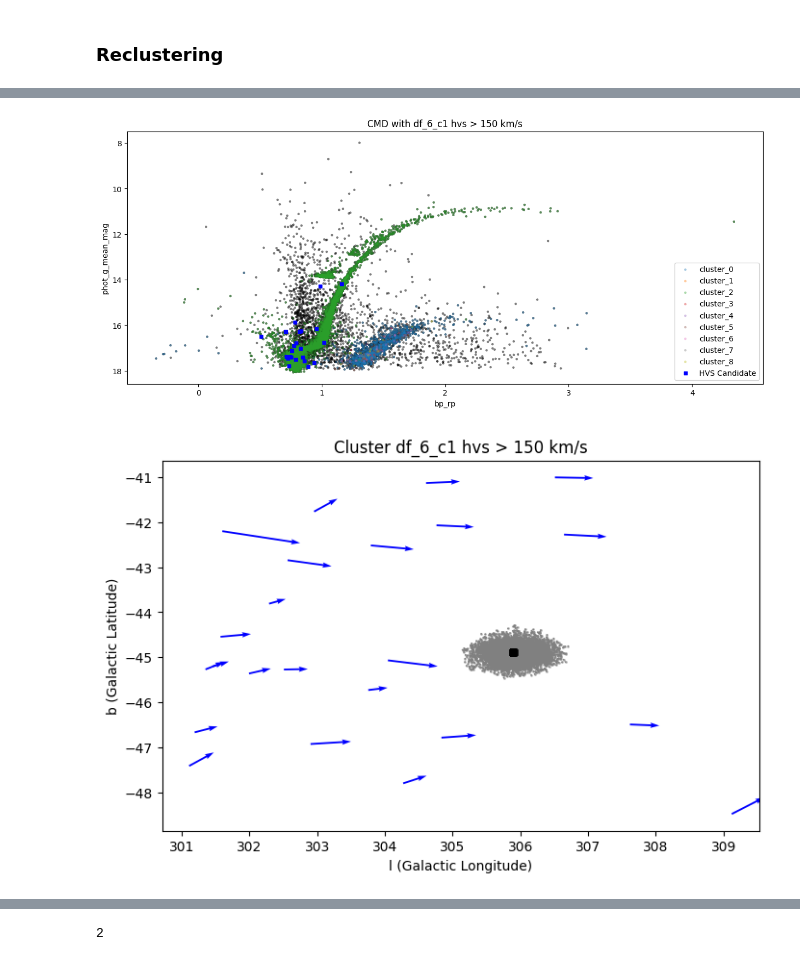
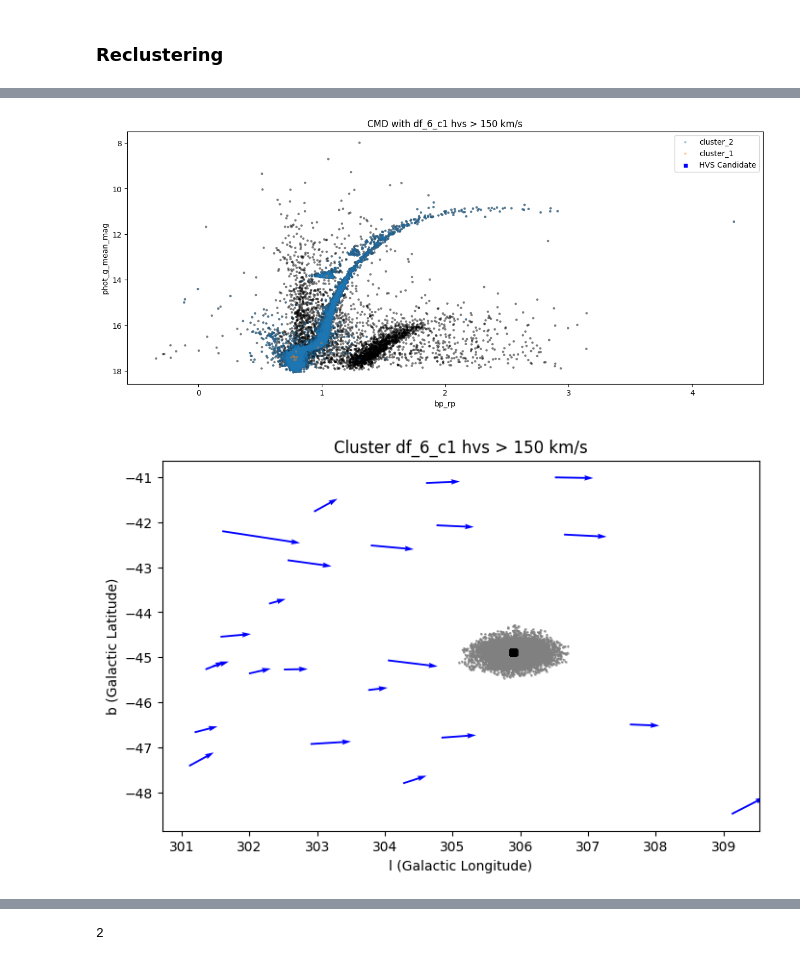
Before and after one commit to santhiperbolico/tfm-ucm-code, a Jupyter notebook: notebooks/Selección del cluster.ipynb, the cells around one changed output, grey strips where cells are left out. Cells and saved outputs as stored; diff of their text form; code cells hidden in the pictures.

```diff
--- a/notebooks/Selección del cluster.ipynb
+++ b/notebooks/Selección del cluster.ipynb
@@ -175,21 +175,21 @@ clustering = project.cluster_detection(
 # %%
 fig, ax = project.plot_cmd(
             hvs_candidates_name="df_6_c1",
-            factor_sigma = 1,
+            factor_sigma = 0,
             hvs_pm = 150,
             legend=True,
-            clusters=None
+            clusters=[2,1]
 )
 
 fig, ax = project.plot_cluster(
             hvs_candidates_name="df_6_c1",
             factor_sigma = 1,
             hvs_pm = 150,
             legend=False,
             factor_size=50
 )
 # %% [output]
-[figure, old version]
+[figure, new version]
 [figure]
 # %%
 project.clustering_results.get_labels(return_counts=True)
```
Also changed, not shown: parts of 5 cells of this notebook, 2 other files.
